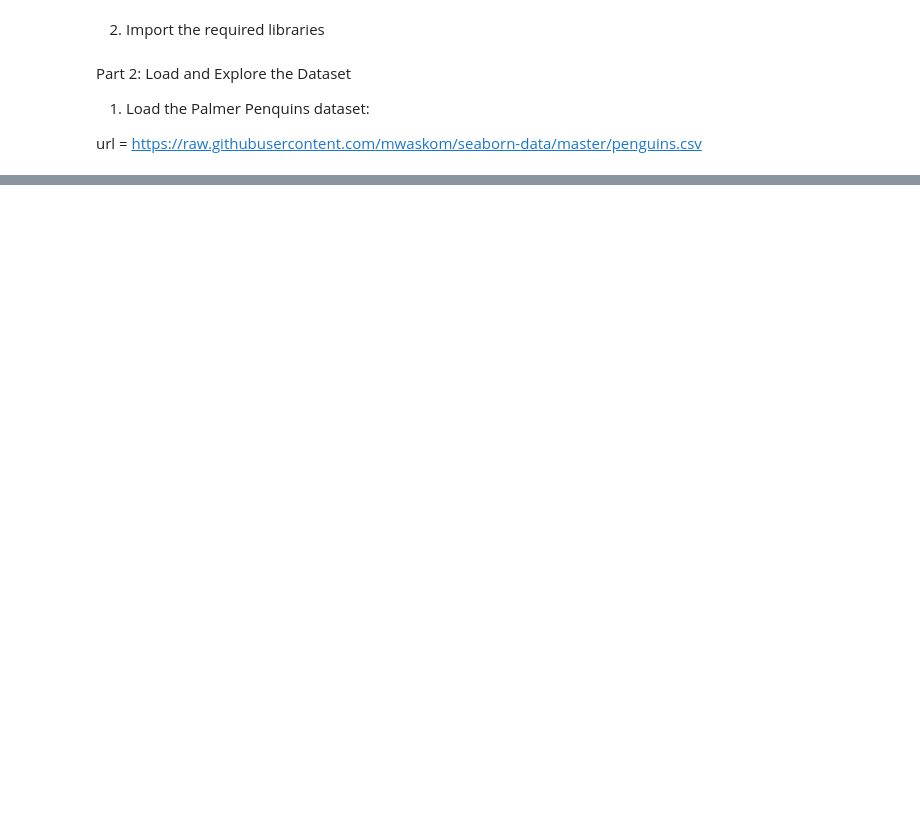
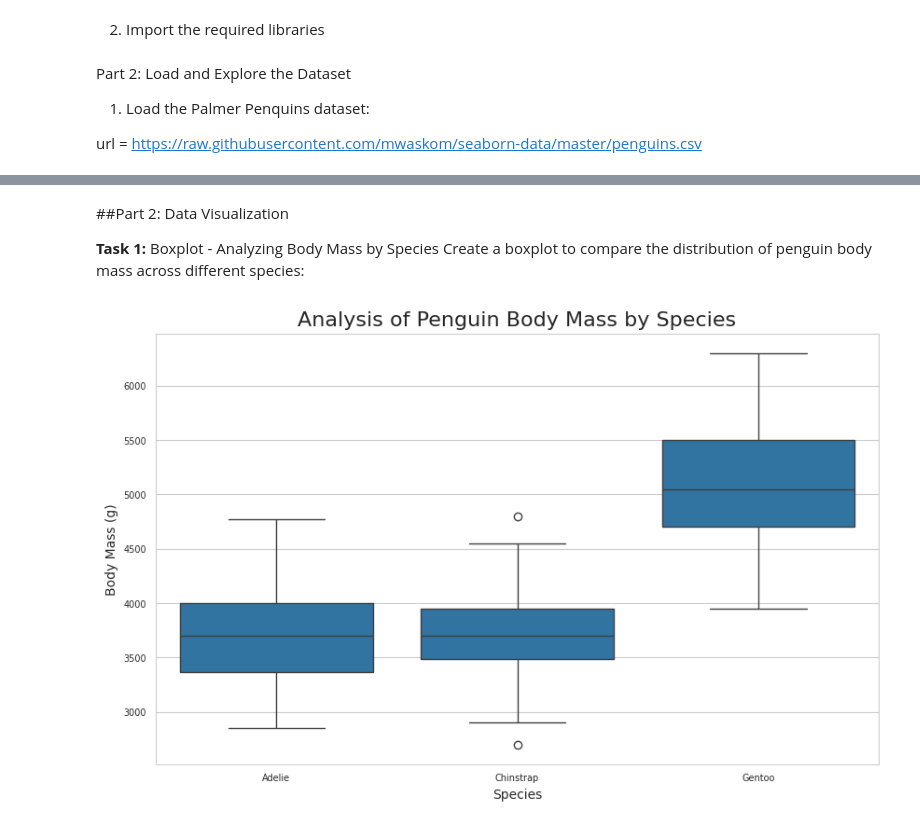
Before and after one commit to Roxaxx/Data110, a Jupyter notebook: Roxaxx_week6.ipynb, the cells around one changed output, grey strips where cells are left out. Drawn from its saved outputs; the diff is of its cells as text; code cells hidden in the pictures; blank space fills up the shorter version.

```diff
--- a/Roxaxx_week6.ipynb
+++ b/Roxaxx_week6.ipynb
@@ -21,3 +39,7 @@ Part 2: Load and Explore the Dataset
   1. Load the Palmer Penquins dataset:
 
   url = https://raw.githubusercontent.com/mwaskom/seaborn-data/master/penguins.csv
+# %%
+df =pd.read_csv('https://raw.githubusercontent.com/mwaskom/seaborn-data/master/penguins.csv')
+df.head()
+df.info()
@@ -23,0 +63,3 @@ Part 2: Load and Explore the Dataset
+# %%
+df_cleaned = df.dropna()
+df_cleaned.info()
@@ -23,0 +81,25 @@ Part 2: Load and Explore the Dataset
+# %% [markdown]
+##Part 2: Data Visualization
+
+**Task 1:** Boxplot - Analyzing Body Mass by Species Create a boxplot to compare the distribution of penguin body mass across different species:
+# %%
+# set style
+sns.set_style('whitegrid')
+
+# set figure size
+plt.figure(figsize=(10, 6))
+
+# create boxplot
+sns.boxplot(x='species', y='body_mass_g', data=df_cleaned)
+
+# set title + axis labels, format ticks
+plt.title('Analysis of Penguin Body Mass by Species', fontsize=16)
+plt.xlabel('Species', fontsize=10)
+plt.ylabel('Body Mass (g)', fontsize=10)
+plt.grid(axis='y', visible=True, zorder=0)
+plt.xticks(fontsize=7)
+plt.yticks(fontsize=7)
+
+plt.show()
+# %% [output]
+[figure, added]
```
Also changed, not shown: parts of 9 cells of this notebook.
